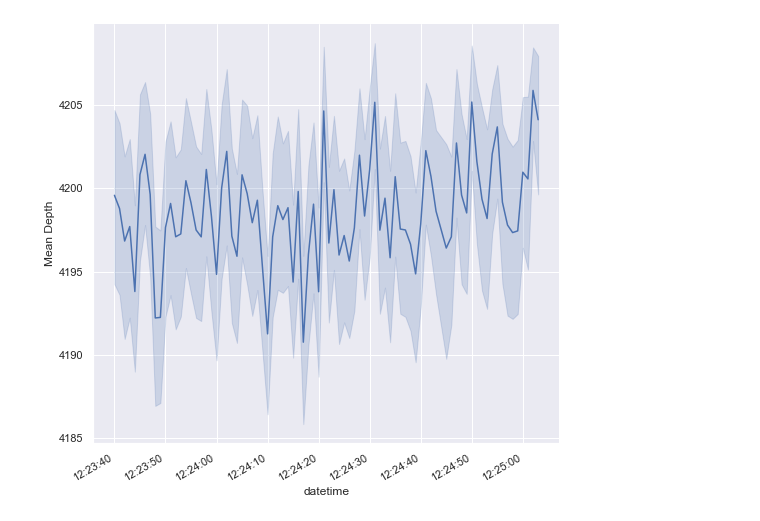
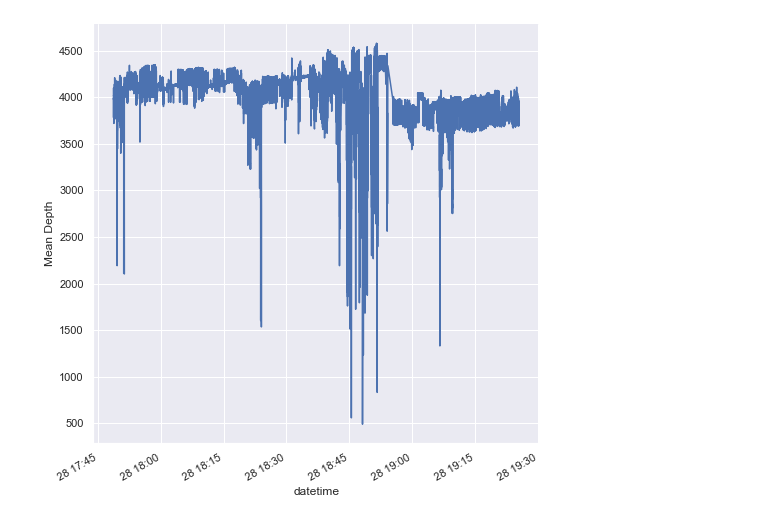
Before and after one commit to GreenCUBIC/NICU_DepthSliceTool, a Jupyter notebook: compare_PMDI_DST.ipynb, the cells around one changed output. Cells and saved outputs as stored; diff of their text form; code cells hidden in the pictures.

```diff
--- a/compare_PMDI_DST.ipynb
+++ b/compare_PMDI_DST.ipynb
@@ -22,7 +25,7 @@ def getDSTRR(filename):
     df_dst.drop(index=df_dst.index[0], axis=0, inplace=True)
     df_dst.drop_duplicates(inplace=True)
     df_dst.reset_index(drop=True, inplace=True)
-    df_dst['datetime'] = df_dst['Timestamp'].apply(lambda x: datetime.datetime.strptime(x, '%Y-%m-%d %H:%M:%S'))
+    df_dst['datetime'] = df_dst['Timestamp'].apply(lambda x: datetime.datetime.strptime(x, '%Y-%m-%d %H:%M:%S.%f'))
     return df_dst
 # %%
 def selectFile():
@@ -33,7 +36,7 @@ def selectFile():
     root.deiconify()
     root.lift()
     root.focus_force()
-    filename = askopenfilename(filetypes=[("Comma Seperated Values File", ".csv")], parent=root)
+    filename = askopenfilename(filetypes=[("Comma Seperated Values File", ".csv")], parent=root, initialdir=r"\\134.117.64.31\\Main Storage")
     root.destroy()
     if not filename:
         sys.exit("No file selected")
@@ -84,6 +142,6 @@ Name: 9145, dtype: object
 # %%
 sns.set_theme(style='darkgrid')
-g = sns.relplot(x='datetime', y='Mean Depth', kind='line', data=df_DSTRR_seg, height=7.5)
+g = sns.relplot(x='datetime', y='Mean Depth', kind='line', data=df_DSTRR, height=7.5)
 g.figure.autofmt_xdate()
 # %% [output]
-[figure, old version]
+[figure, new version]
```
Also changed, not shown: parts of 38 cells of this notebook, 5 other files.
